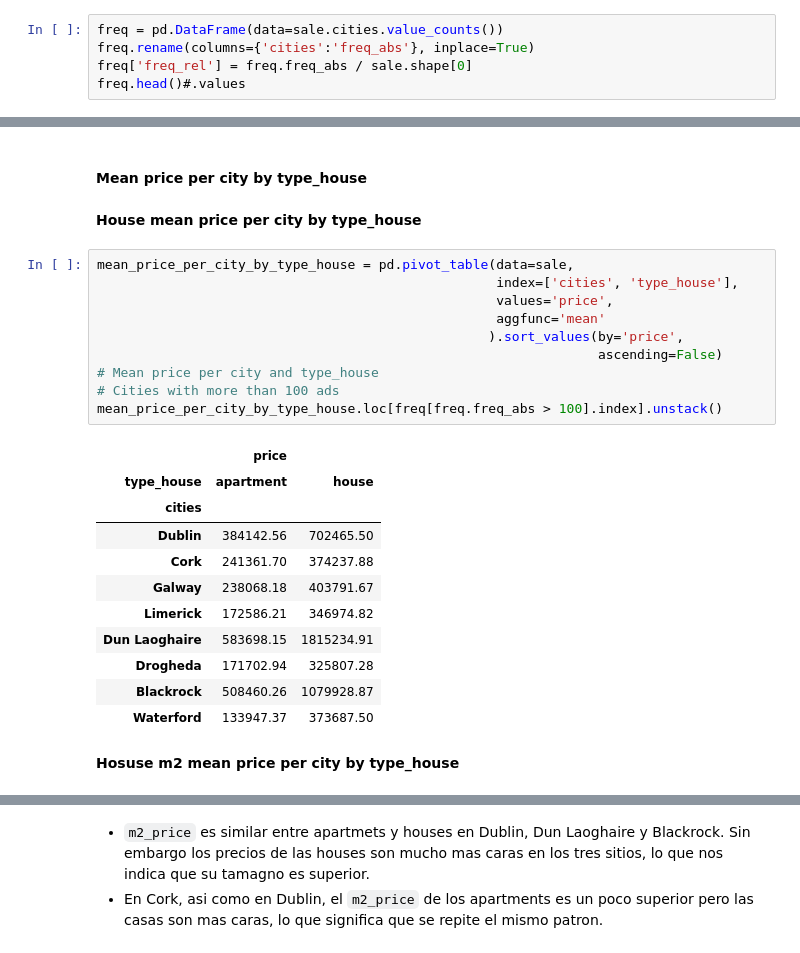
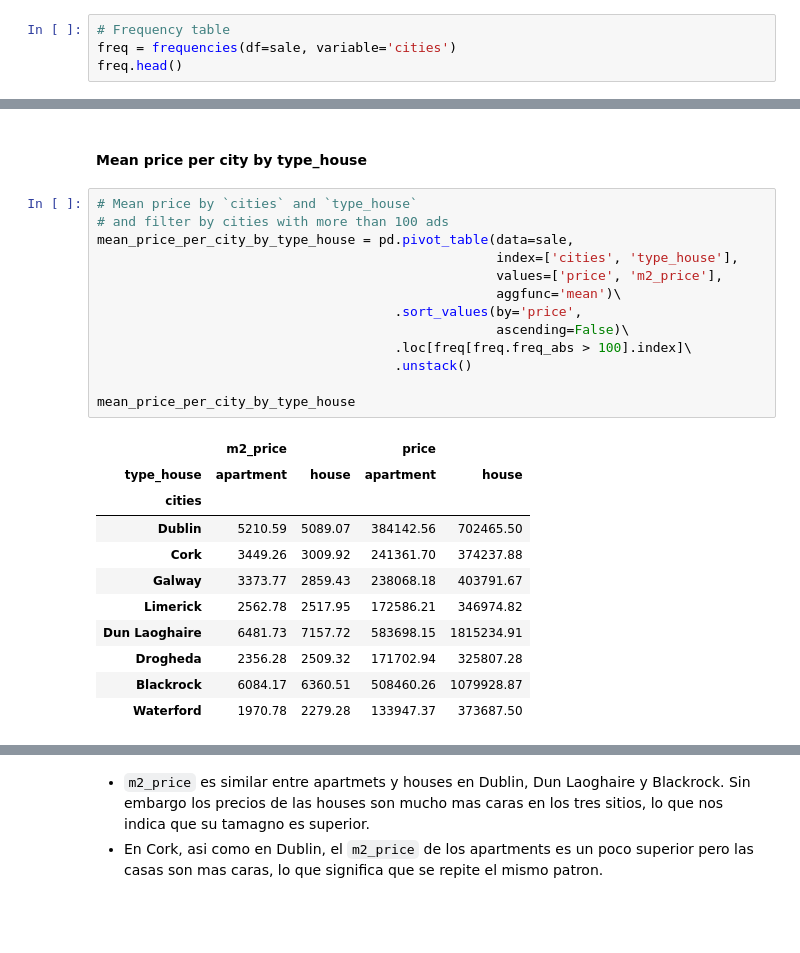
Before and after one commit to javiicc/Identifying_Potential_Investment_Opportunities_In_The_Irish_Real_Estate_Market_Using_MachineLearning, a Jupyter notebook: Data_Analysis.ipynb, the cells around one changed output, grey strips where cells are left out. Drawn from its saved outputs; the diff is of its cells as text; blank space fills up the shorter version.

```diff
--- a/Data_Analysis.ipynb
+++ b/Data_Analysis.ipynb
@@ -132,10 +136,9 @@ sale.loc[ix_to_change_cork, 'cities'] = 'Cork'
 # %% [markdown]
 To figure out the number of ads per city we are going to use the relative frequencies as we only have a sample of the population - the full market.
 # %%
-freq = pd.DataFrame(data=sale.cities.value_counts())
-freq.rename(columns={'cities':'freq_abs'}, inplace=True)
-freq['freq_rel'] = freq.freq_abs / sale.shape[0]
-freq.head()#.values
+# Frequency table
+freq = frequencies(df=sale, variable='cities')
+freq.head()
 # %% [output]
 |  | freq_abs | freq_rel |
 | Dublin | 1829 | 0.24 |
@@ -242,29 +232,28 @@ Teniendo en cuanta ambos graficos podemos observar que que los lugares con mayor
 - Cork y Galway, segunda y tercera ciudad por numero de habitantes, tienen precios muy similares.
 # %% [markdown]
 #### Mean price per city by type_house
-# %% [markdown]
-**House mean price per city by type_house**
 # %%
+# Mean price by `cities` and `type_house`
+# and filter by cities with more than 100 ads
 mean_price_per_city_by_type_house = pd.pivot_table(data=sale,
                                                    index=['cities', 'type_house'],
-                                                   values='price',
-                                                   aggfunc='mean'
-                                                  ).sort_values(by='price',
-                                                                ascending=False)
-# Mean price per city and type_house
-# Cities with more than 100 ads
-mean_price_per_city_by_type_house.loc[freq[freq.freq_abs > 100].index].unstack()
+                                                   values=['price', 'm2_price'],
+                                                   aggfunc='mean')\
+                                      .sort_values(by='price',
+                                                   ascending=False)\
+                                      .loc[freq[freq.freq_abs > 100].index]\
+                                      .unstack()
+
+mean_price_per_city_by_type_house
 # %% [output]
-|  | price |  |
-| type_house | apartment | house |
-| cities |  |  |
-| Dublin | 384142.56 | 702465.50 |
-| Cork | 241361.70 | 374237.88 |
-| Galway | 238068.18 | 403791.67 |
-| Limerick | 172586.21 | 346974.82 |
-| Dun Laoghaire | 583698.15 | 1815234.91 |
-| Drogheda | 171702.94 | 325807.28 |
-| Blackrock | 508460.26 | 1079928.87 |
-| Waterford | 133947.37 | 373687.50 |
+|  | m2_price |  | price |  |
+| type_house | apartment | house | apartment | house |
+| cities |  |  |  |  |
+| Dublin | 5210.59 | 5089.07 | 384142.56 | 702465.50 |
+| Cork | 3449.26 | 3009.92 | 241361.70 | 374237.88 |
+| Galway | 3373.77 | 2859.43 | 238068.18 | 403791.67 |
+| Limerick | 2562.78 | 2517.95 | 172586.21 | 346974.82 |
+| Dun Laoghaire | 6481.73 | 7157.72 | 583698.15 | 1815234.91 |
+| Drogheda | 2356.28 | 2509.32 | 171702.94 | 325807.28 |
+| Blackrock | 6084.17 | 6360.51 | 508460.26 | 1079928.87 |
+| Waterford | 1970.78 | 2279.28 | 133947.37 | 373687.50 |
-# %% [markdown]
-**Hosuse m2 mean price per city by type_house**
```
Also changed, not shown: parts of 33 cells of this notebook, 4 other files.
